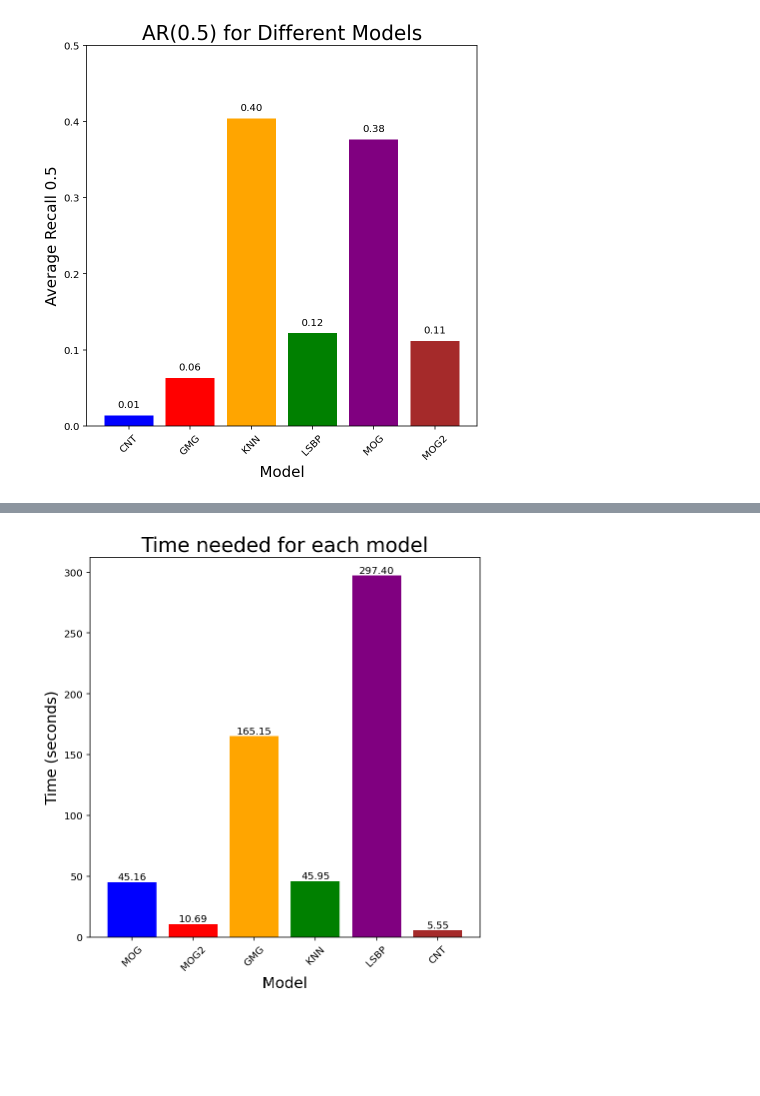
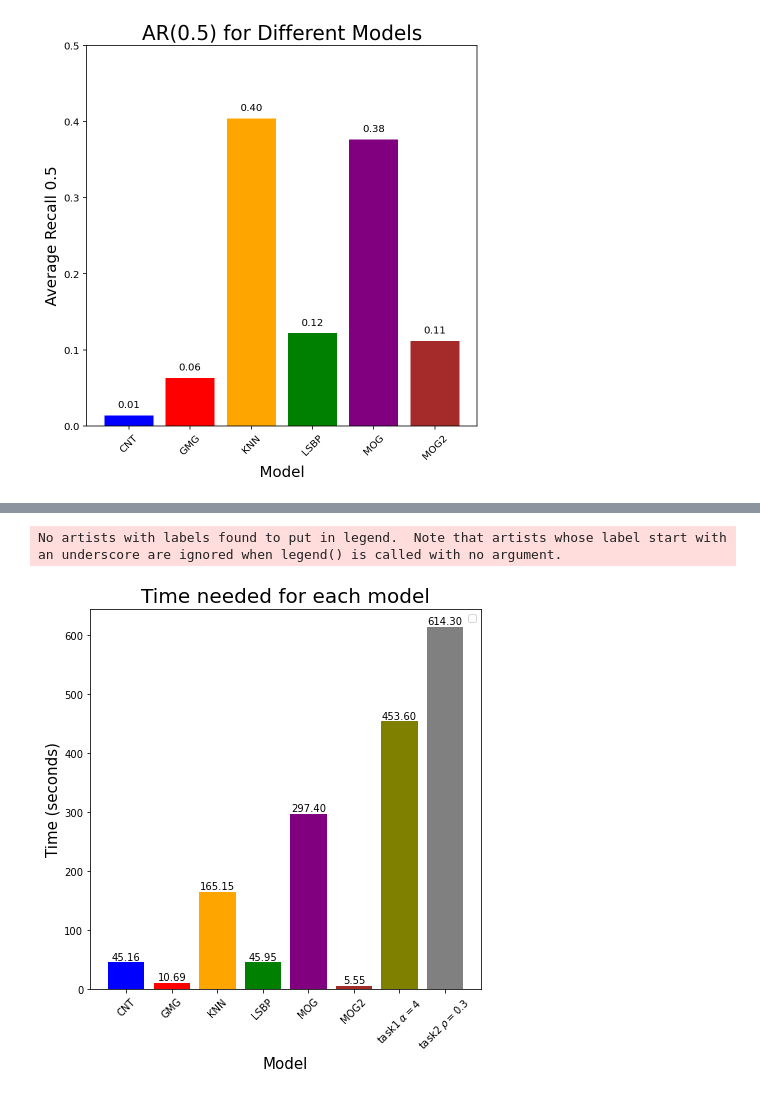
Before and after one commit to inakiLakunza/Video-Analysis-MCV-M6, a Jupyter notebook: task3/plotting_results/plots.ipynb, the cells around one changed output, grey strips where cells are left out. Saved outputs shown, nothing was run; the diff lists cells and outputs as text; code cells hidden in the pictures; blank space fills up the shorter version.

```diff
--- a/task3/plotting_results/plots.ipynb
+++ b/task3/plotting_results/plots.ipynb
@@ -5,44 +5,44 @@ import pickle
 total_frames = 2141
 start_frame = 535
 
-filename = './../model_logs_detectron/AR_model_CNT.pkl'
+filename = './../model_logs_full_learn/AR_model_CNT.pkl'
 with open(filename, 'rb') as file:
     data = pickle.load(file)
 recall_list_CNT = data['recall_list']
 cumulative_CNT = [sum(recall_list_CNT[:i+1])/len(recall_list_CNT[:i+1]) for i in range(len(recall_list_CNT))]
 
-filename = './../model_logs_detectron/AR_model_GMG.pkl'
+filename = './../model_logs_full_learn/AR_model_GMG.pkl'
 with open(filename, 'rb') as file:
     data = pickle.load(file)
 recall_list_GMG = data['recall_list']
 cumulative_GMG = [sum(recall_list_GMG[:i+1])/len(recall_list_CNT[:i+1]) for i in range(len(recall_list_GMG))]
 
-filename = './../model_logs_detectron/AR_model_KNN.pkl'
+filename = './../model_logs_full_learn/AR_model_KNN.pkl'
 with open(filename, 'rb') as file:
     data = pickle.load(file)
 recall_list_KNN = data['recall_list']
 cumulative_KNN = [sum(recall_list_KNN[:i+1])/len(recall_list_CNT[:i+1]) for i in range(len(recall_list_KNN))]
 
-filename = './../model_logs_detectron/AR_model_LSBP.pkl'
+filename = './../model_logs_full_learn/AR_model_LSBP.pkl'
 with open(filename, 'rb') as file:
     data = pickle.load(file)
 recall_list_LSBP = data['recall_list']
 cumulative_LSBP = [sum(recall_list_LSBP[:i+1])/len(recall_list_CNT[:i+1]) for i in range(len(recall_list_LSBP))]
 
-filename = './../model_logs_detectron/AR_model_MOG.pkl'
+filename = './../model_logs_full_learn/AR_model_MOG.pkl'
 with open(filename, 'rb') as file:
     data = pickle.load(file)
 recall_list_MOG = data['recall_list']
 cumulative_MOG = [sum(recall_list_MOG[:i+1])/len(recall_list_CNT[:i+1]) for i in range(len(recall_list_MOG))]
 
-filename = './../model_logs_detectron/AR_model_MOG2.pkl'
+filename = './../model_logs_full_learn/AR_model_MOG2.pkl'
 with open(filename, 'rb') as file:
     data = pickle.load(file)
 recall_list_MOG2 = data['recall_list']
 cumulative_MOG2 = [sum(recall_list_MOG2[:i+1])/len(recall_list_CNT[:i+1]) for i in range(len(recall_list_MOG2))]
 
 
-frame_indices = list(range(start_frame, start_frame + len(recall_list_CNT)))
+frame_indices = list(range(len(recall_list_CNT)))
 
 #%config InlineBackend.figure_format = 'retina'
 
@@ -193,10 +241,10 @@ Model: MOG2 => recall avg = 0.11178723725423616
 model_precisions = {}
 
 model_names = ["CNT", "GMG", "KNN", "LSBP", "MOG", "MOG2"]
-colors = ["blue", "red", "orange", "green", "purple", "brown"]
+colors = ["blue", "red", "orange", "green", "purple", "brown", "olive", "gray"]
 
 for name in model_names:
-    filename = f'./../model_logs_detectron/AP_model_{name}.pkl'
+    filename = f'./../model_logs_full_learn/AP_model_{name}.pkl'
     with open(filename, 'rb') as file:
         data = pickle.load(file)
     precision_list = data['precision_list']
@@ -205,7 +253,12 @@ for name in model_names:
 
 
 precisions = list(model_precisions.keys())
+precisions.append("task1 $\\alpha=4$")
+precisions.append("task2 $\\rho=0.3$")
+
 avg_precisions = list(model_precisions.values())
+avg_precisions.append(cumulative_task12[-1])
+avg_precisions.append(cumulative_task2_1[-1])
 
 plt.figure(figsize=(7, 7))
 plt.bar(precisions, avg_precisions, color=colors)
@@ -213,11 +266,11 @@ plt.bar(precisions, avg_precisions, color=colors)
 plt.title('AP(0.5) for Different Models', fontsize=20)
 plt.xlabel('Model', fontsize=15)
 plt.ylabel('Average Precision 0.5', fontsize=15)
-plt.ylim(0, 0.5)
+plt.ylim(0, 0.85)
 
 
 for i in range(len(precisions)):
-    plt.text(i, avg_precisions[i] + 0.01, f"{avg_precisions[i]:.2f}", ha = 'center')
+    plt.text(i, avg_precisions[i] + 0.01, f"{avg_precisions[i]*100:.1f}%", ha = 'center')
 
 plt.xticks(rotation=45)
 plt.show()
@@ -232,24 +285,33 @@ Model: MOG2 => precision avg = 0.10757939652709259
 # %%
+# THIS IS AN INITIAL ONE, IT IS NOT THE DEFINITIVE, SINCE WE CHANGED
+# THINGS, THE GOOD ONE IS THE FOLLOWING
+
 model_names = ["CNT", "GMG", "KNN", "LSBP", "MOG", "MOG2"]
-colors = ["blue", "red", "orange", "green", "purple", "brown"]
+model_names.append("task1 $\\alpha=4$")
+model_names.append("task2 $\\rho=0.3$")
+colors = ["blue", "red", "orange", "green", "purple", "brown", "olive", "gray"]
 
 filename = './../model_logs_detectron/time_comparison.pkl'
 with open(filename, 'rb') as file:
     data = pickle.load(file)
 
+vals = list(data.values())
+vals.append(453.6)
+vals.append(614.3)
+
 plt.figure(figsize=(7, 7))
-plt.bar(data.keys(), data.values(), color=colors)
+plt.bar(model_names, vals, color=colors)
 
 plt.title('Time needed for each model', fontsize=20)
 plt.xlabel('Model', fontsize=15)
 plt.ylabel('Time (seconds)', fontsize=15)
 plt.ylim()
 
 
-for algorithm, time in data.items():
+for algorithm, time in zip(model_names, vals):
     plt.text(algorithm, time, f'{time:.2f}', ha='center', va='bottom')
-
 plt.xticks(rotation=45)
 plt.show()
 # %% [output]
+No artists with labels found to put in legend.  Note that artists whose label start with an underscore are ignored when legend() is called with no argument.
-[figure, old version]
+[figure, new version]
```
Also changed, not shown: parts of 4 cells of this notebook, 40 other files.
